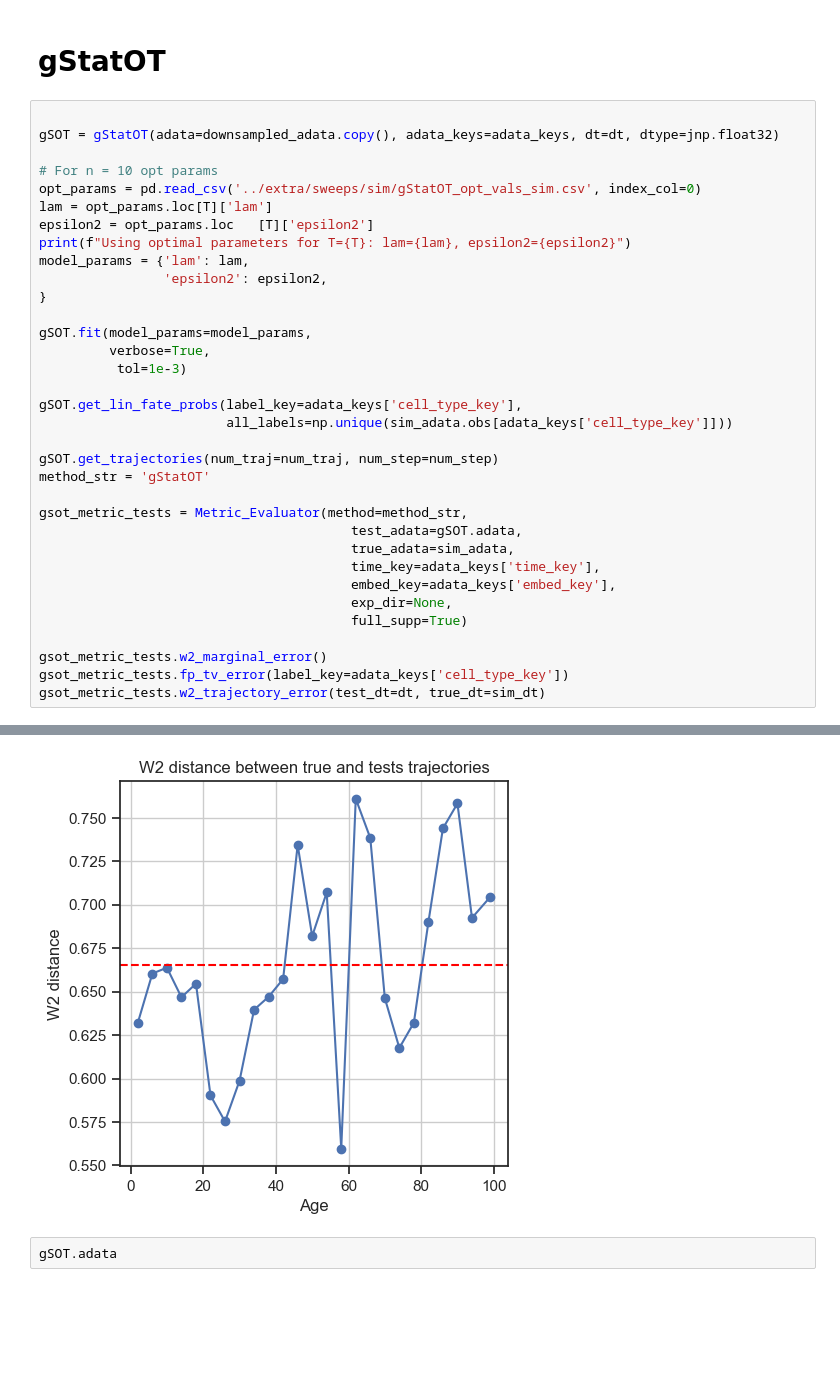
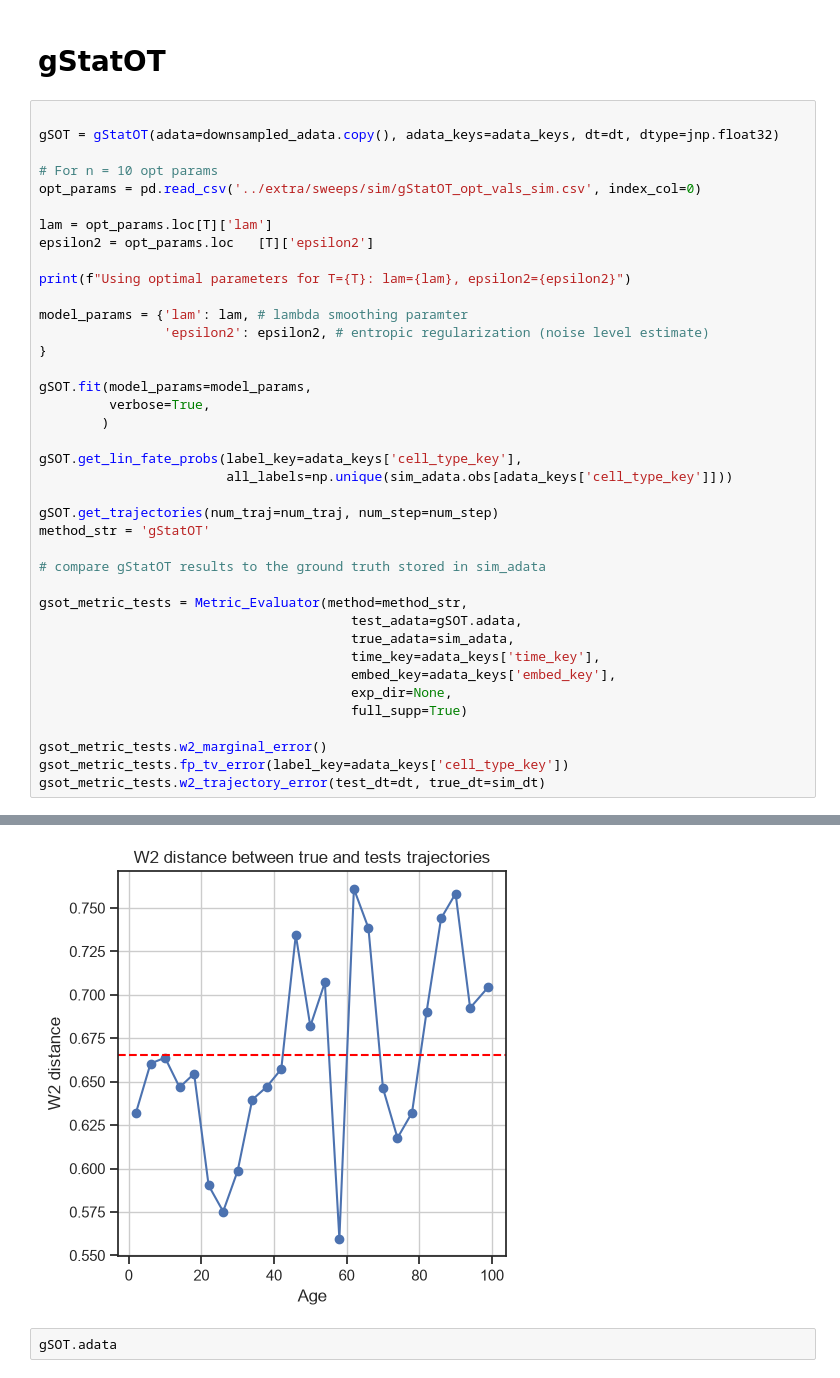
Before and after one commit to ColeBoyle/global-stationaryOT, a Jupyter notebook: examples/example-sim.ipynb, the cells around one changed output, grey strips where cells are left out. Saved outputs shown, nothing was run; the diff lists cells and outputs as text; blank space fills up the shorter version.

```diff
--- a/examples/example-sim.ipynb
+++ b/examples/example-sim.ipynb
@@ -64,22 +64,27 @@ gSOT = gStatOT(adata=downsampled_adata.copy(), adata_keys=adata_keys, dt=dt, dty
 
 # For n = 10 opt params
 opt_params = pd.read_csv('../extra/sweeps/sim/gStatOT_opt_vals_sim.csv', index_col=0)
+
 lam = opt_params.loc[T]['lam']
 epsilon2 = opt_params.loc   [T]['epsilon2']
+
 print(f"Using optimal parameters for T={T}: lam={lam}, epsilon2={epsilon2}")
-model_params = {'lam': lam,
-                'epsilon2': epsilon2,
+
+model_params = {'lam': lam, # lambda smoothing paramter
+                'epsilon2': epsilon2, # entropic regularization (noise level estimate)
 }
 
 gSOT.fit(model_params=model_params,
          verbose=True,
-          tol=1e-3)
+        )
 
 gSOT.get_lin_fate_probs(label_key=adata_keys['cell_type_key'],
                         all_labels=np.unique(sim_adata.obs[adata_keys['cell_type_key']]))
 
 gSOT.get_trajectories(num_traj=num_traj, num_step=num_step)
 method_str = 'gStatOT'
+
+# compare gStatOT results to the ground truth stored in sim_adata
 
 gsot_metric_tests = Metric_Evaluator(method=method_str,
                                         test_adata=gSOT.adata,
@@ -101,5 +106,5 @@ max constraint error: 6.129e-06
 [figure]
-[figure, old version]
+[figure, new version]
 # %%
 gSOT.adata
 # %% [output]
```
Also changed, not shown: parts of 6 cells of this notebook, 1 other file.
